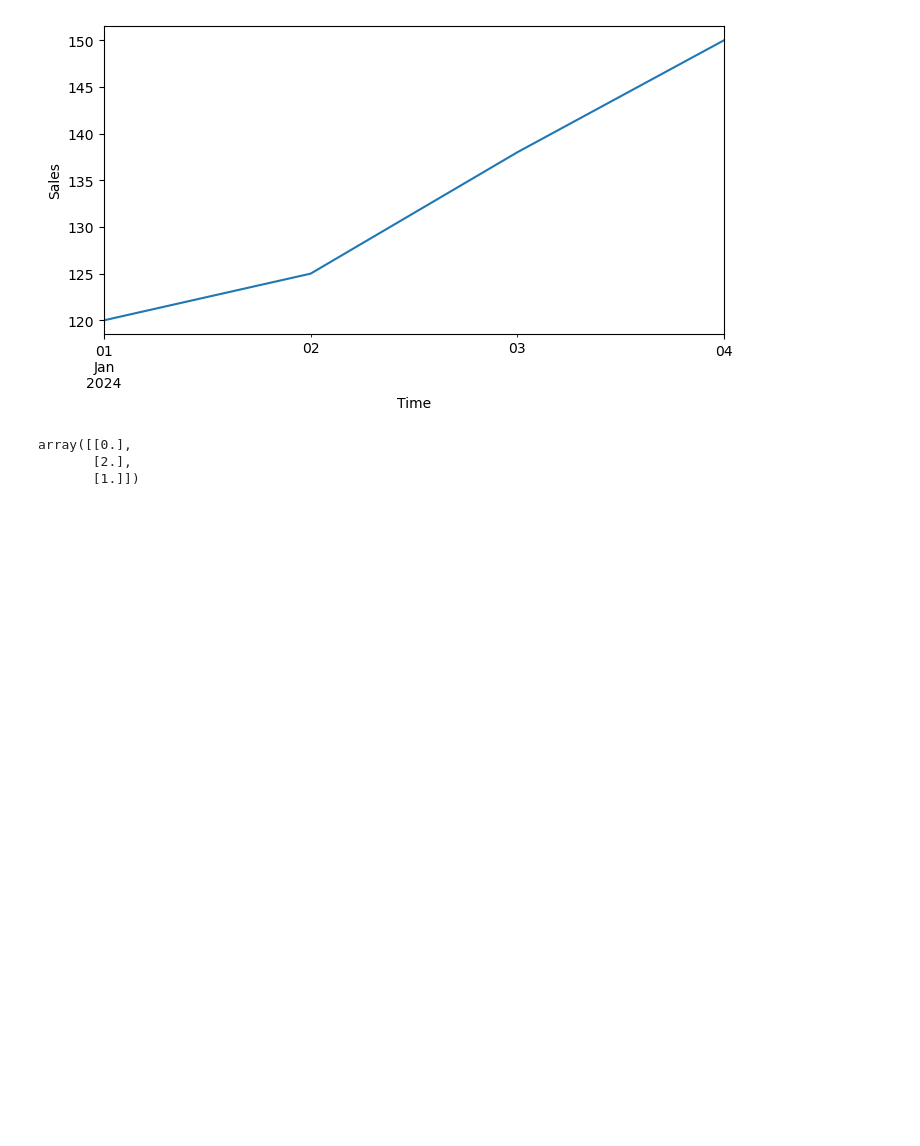
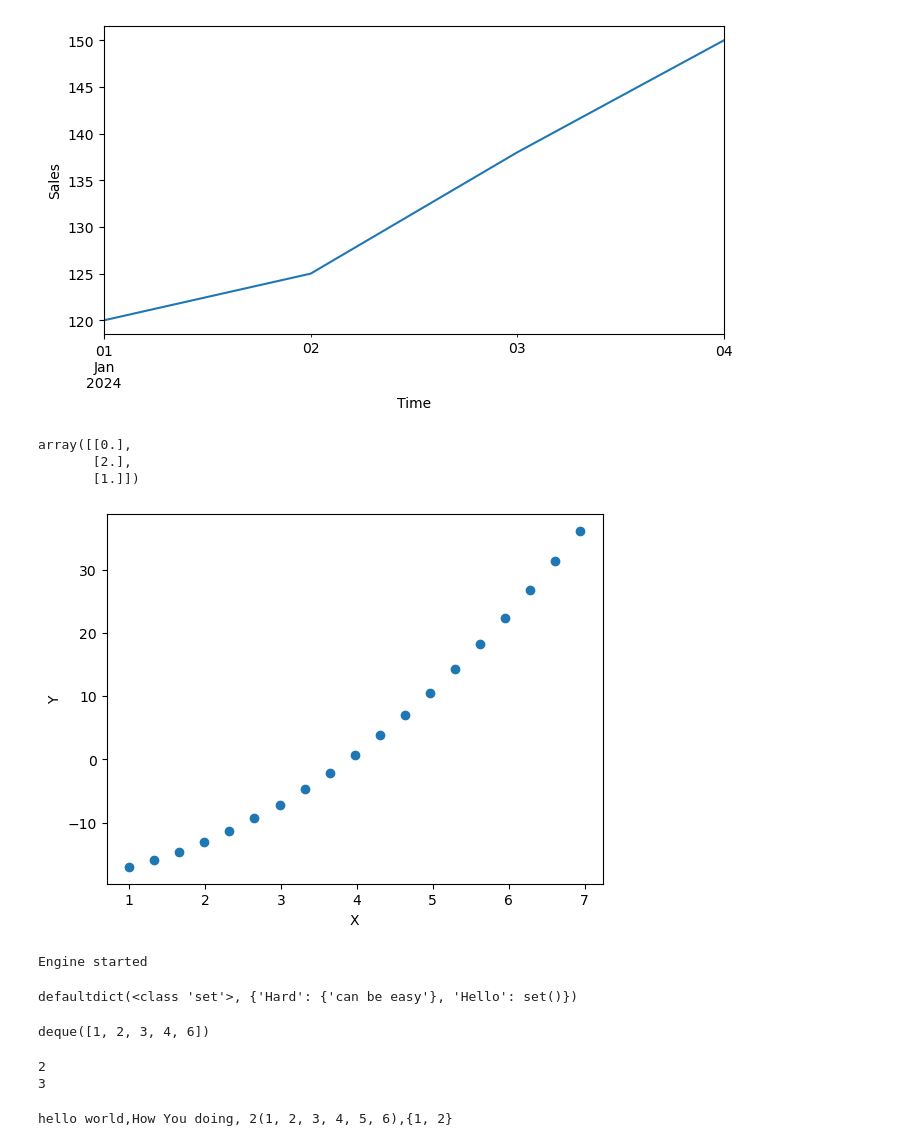
Before and after one commit to Ayush080-bct/Advanced-python-Lab, a Jupyter notebook: ExamLab/exam.ipynb, the cells around one changed output. Drawn from its saved outputs; the diff is of its cells as text; code cells hidden in the pictures; blank space fills up the shorter version.

```diff
--- a/ExamLab/exam.ipynb
+++ b/ExamLab/exam.ipynb
@@ -665,3 +722,58 @@ encoded
 array([[0.],
        [2.],
        [1.]])
+# %%
+import numpy as np
+import matplotlib.pyplot as plt
+
+x=np.arange(1,7,0.33)
+y=x**2+x-19
+plt.scatter(x,y)
+plt.xlabel("X")
+plt.ylabel('Y')
+plt.show()
+# %% [output]
+[figure, added]
+# %%
+class Engine:
+    def start(self):
+        print("Engine started")
+class Car:
+    def __init__(self):
+        self.engine=Engine()
+car=Car()
+car.engine.start()
+# %% [output]
+Engine started
+# %%
+from collections import defaultdict
+exam=defaultdict(set)
+exam["Hard"].add("can be easy")
+exam['Hello']
+print(exam)
+# %% [output]
+defaultdict(<class 'set'>, {'Hard': {'can be easy'}, 'Hello': set()})
+# %%
+from collections import deque
+q=deque([1,2,3,4])
+q.append(6)
+q.appendleft(4)
+q.popleft()
+print(q)
+# %% [output]
+deque([1, 2, 3, 4, 6])
+# %%
+from collections import namedtuple
+complex=namedtuple("complex","x y")
+c=complex(2,3)
+print(c.x)
+print(c[1])
+# %% [output]
+2
+3
+# %%
+def func(*args,**kwargs):
+    print(f"hello {args[0]},{args[1]} {args[2]}, {kwargs['a']}{kwargs["b"]},{kwargs['c']}")
+func("world",'How','You doing',a=2,b=(1,2,3,4,5,6),c={1,2,2,1,2})
+# %% [output]
+hello world,How You doing, 2(1, 2, 3, 4, 5, 6),{1, 2}
```
Also changed, not shown: parts of 8 cells of this notebook, 4 other files.
